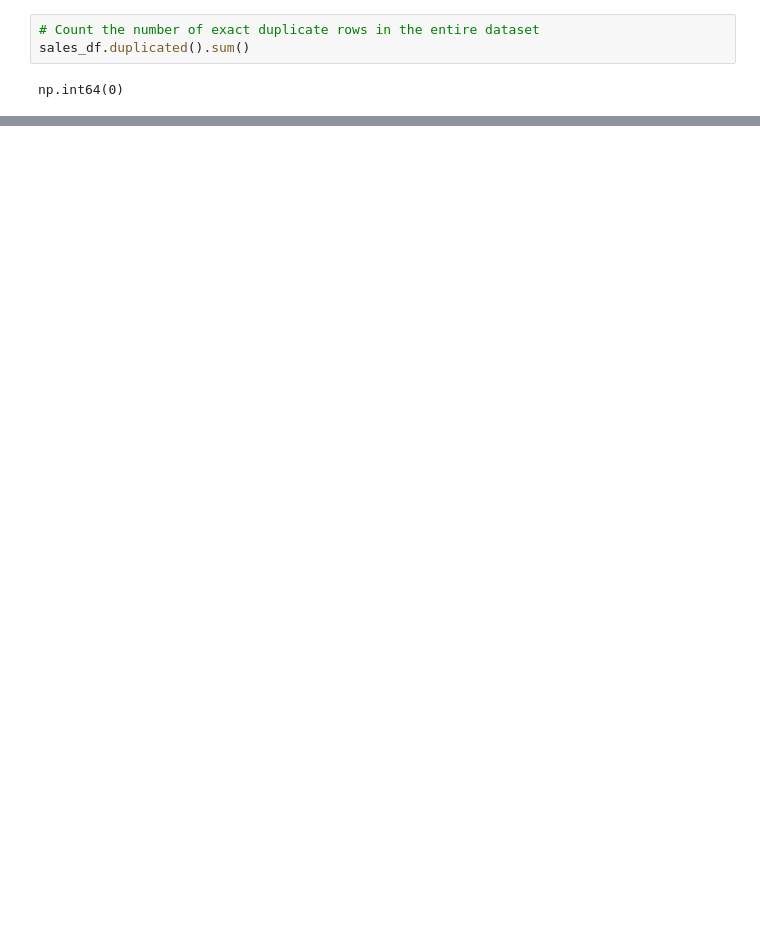
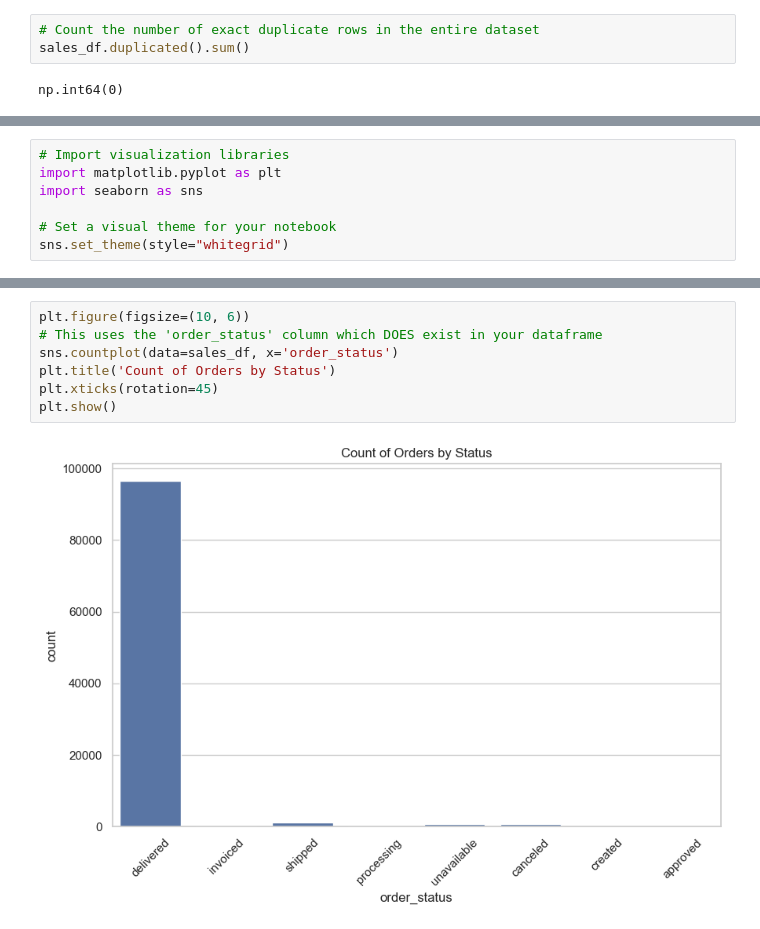
Before and after one commit to Infotact-Solutions-DA-Interns/Retail-Sales-Inventory-Analytics, a Jupyter notebook: Retail-Sales-Inventory-Analytics/01_load_data.ipynb, the cells around one changed output, grey strips where cells are left out. Cells and saved outputs as stored; diff of their text form; blank space fills up the shorter version.

```diff
--- a/Retail-Sales-Inventory-Analytics/01_load_data.ipynb
+++ b/Retail-Sales-Inventory-Analytics/01_load_data.ipynb
@@ -91,0 +167,7 @@ np.int64(0)
+# %%
+# Import visualization libraries
+import matplotlib.pyplot as plt
+import seaborn as sns
+
+# Set a visual theme for your notebook
+sns.set_theme(style="whitegrid")
@@ -91,0 +198,9 @@ np.int64(0)
+# %%
+plt.figure(figsize=(10, 6))
+# This uses the 'order_status' column which DOES exist in your dataframe
+sns.countplot(data=sales_df, x='order_status')
+plt.title('Count of Orders by Status')
+plt.xticks(rotation=45)
+plt.show()
+# %% [output]
+[figure, added]
```
Also changed, not shown: parts of 37 cells of this notebook.
